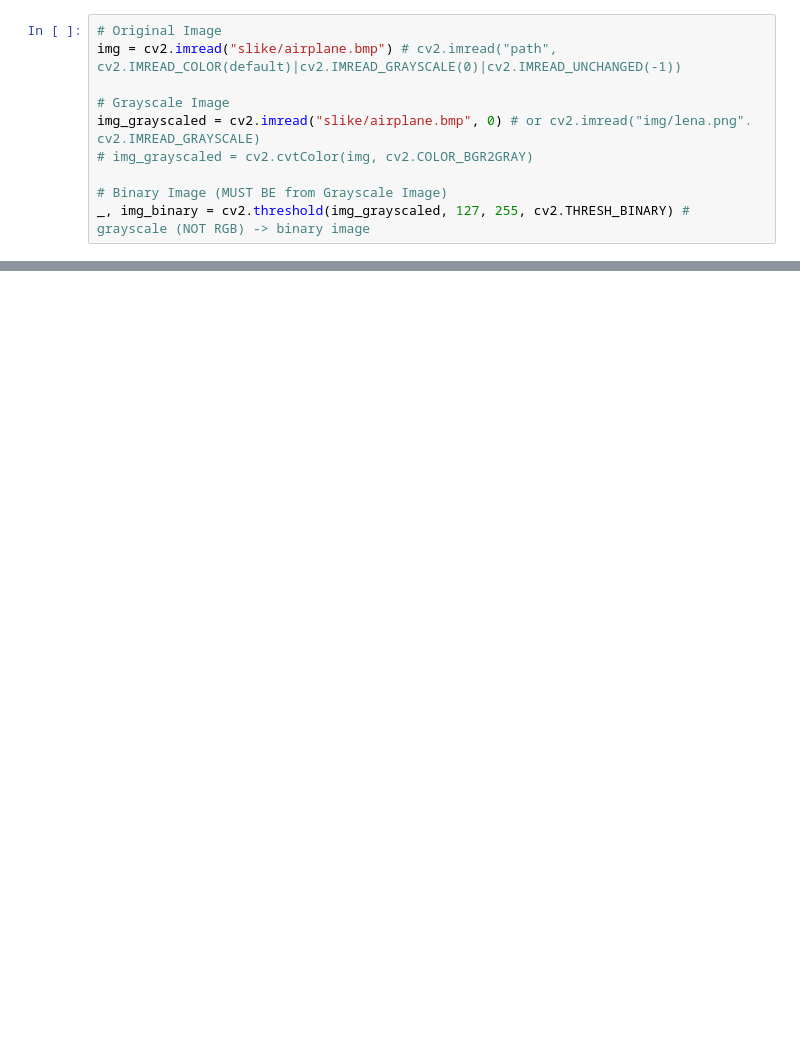
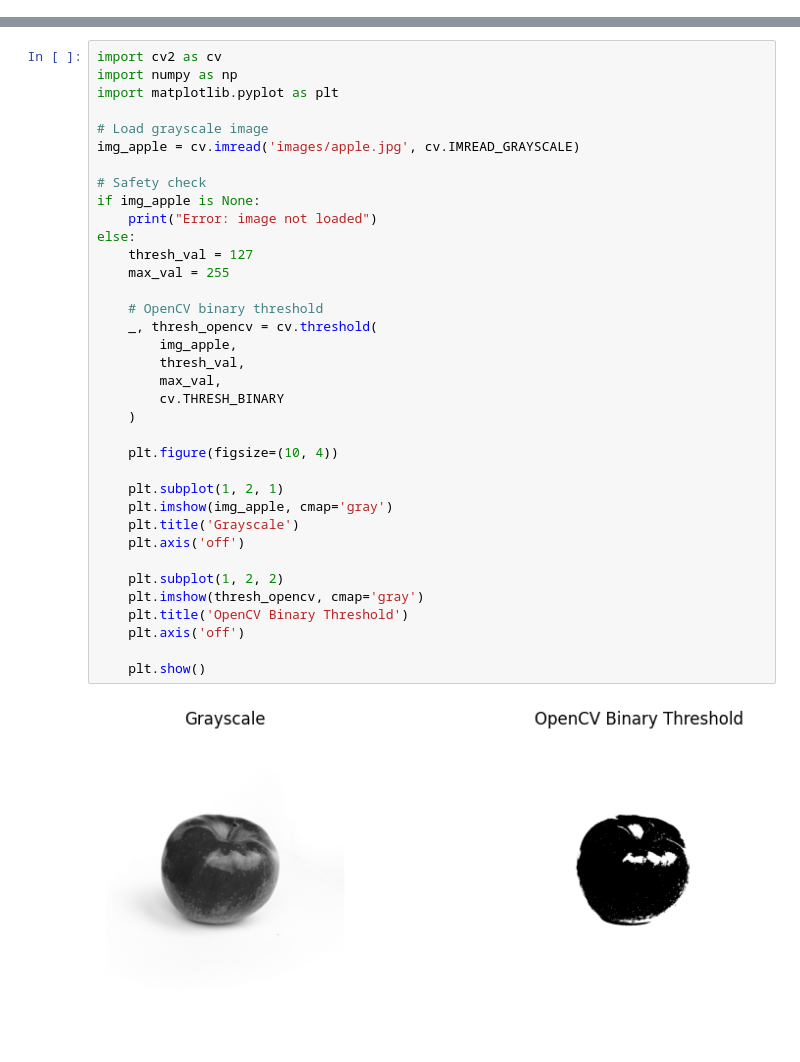
Before and after one commit to modobasic/rv-lab.vjezbe, a Jupyter notebook: lab1.ipynb, the cells around one changed output, grey strips where cells are left out. Cells and saved outputs as stored; diff of their text form; blank space fills up the shorter version.

```diff
--- a/lab1.ipynb
+++ b/lab1.ipynb
@@ -163,10 +0,0 @@ After that we will call that function and use it to read an image, convert it to
-# %%
-# Original Image
-img = cv2.imread("slike/airplane.bmp") # cv2.imread("path", cv2.IMREAD_COLOR(default)|cv2.IMREAD_GRAYSCALE(0)|cv2.IMREAD_UNCHANGED(-1))
-
-# Grayscale Image
-img_grayscaled = cv2.imread("slike/airplane.bmp", 0) # or cv2.imread("img/lena.png". cv2.IMREAD_GRAYSCALE)
-# img_grayscaled = cv2.cvtColor(img, cv2.COLOR_BGR2GRAY)
-
-# Binary Image (MUST BE from Grayscale Image)
-_, img_binary = cv2.threshold(img_grayscaled, 127, 255, cv2.THRESH_BINARY) # grayscale (NOT RGB) -> binary image
@@ -344,0 +127,38 @@ plt.show()
+# %%
+import cv2 as cv
+import numpy as np
+import matplotlib.pyplot as plt
+
+# Load grayscale image
+img_apple = cv.imread('images/apple.jpg', cv.IMREAD_GRAYSCALE)
+
+# Safety check
+if img_apple is None:
+    print("Error: image not loaded")
+else:
+    thresh_val = 127
+    max_val = 255
+
+    # OpenCV binary threshold
+    _, thresh_opencv = cv.threshold(
+        img_apple,
+        thresh_val,
+        max_val,
+        cv.THRESH_BINARY
+    )
+
+    plt.figure(figsize=(10, 4))
+
+    plt.subplot(1, 2, 1)
+    plt.imshow(img_apple, cmap='gray')
+    plt.title('Grayscale')
+    plt.axis('off')
+
+    plt.subplot(1, 2, 2)
+    plt.imshow(thresh_opencv, cmap='gray')
+    plt.title('OpenCV Binary Threshold')
+    plt.axis('off')
+
+    plt.show()
+# %% [output]
+[figure, added]
```
Also changed, not shown: parts of 80 cells of this notebook.
